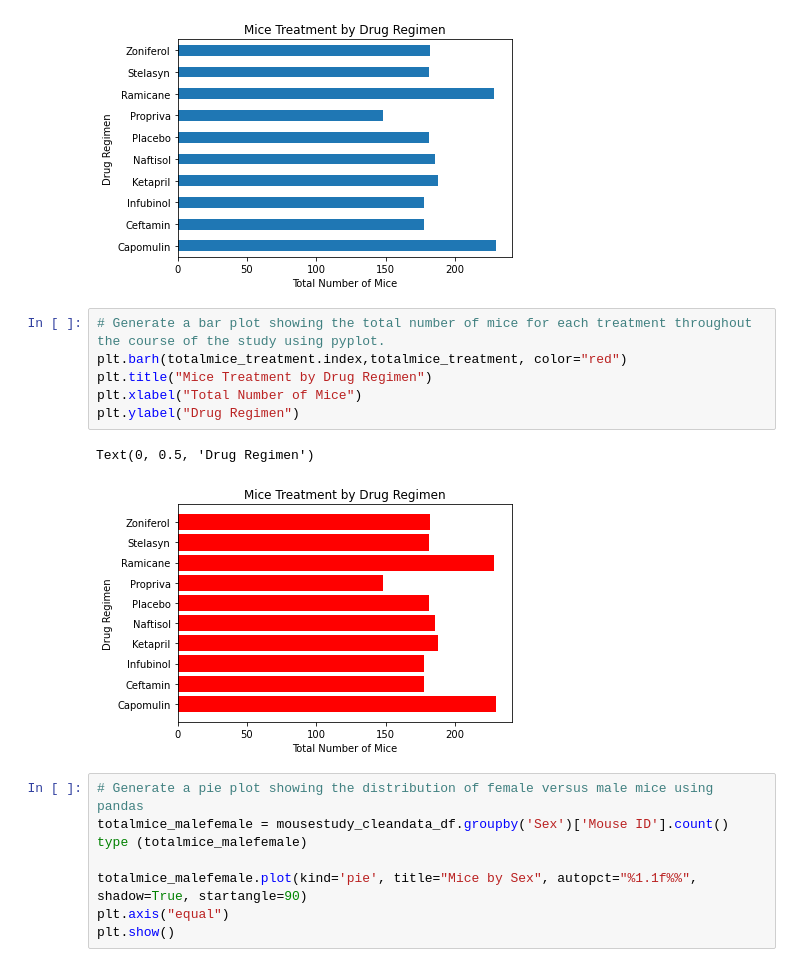
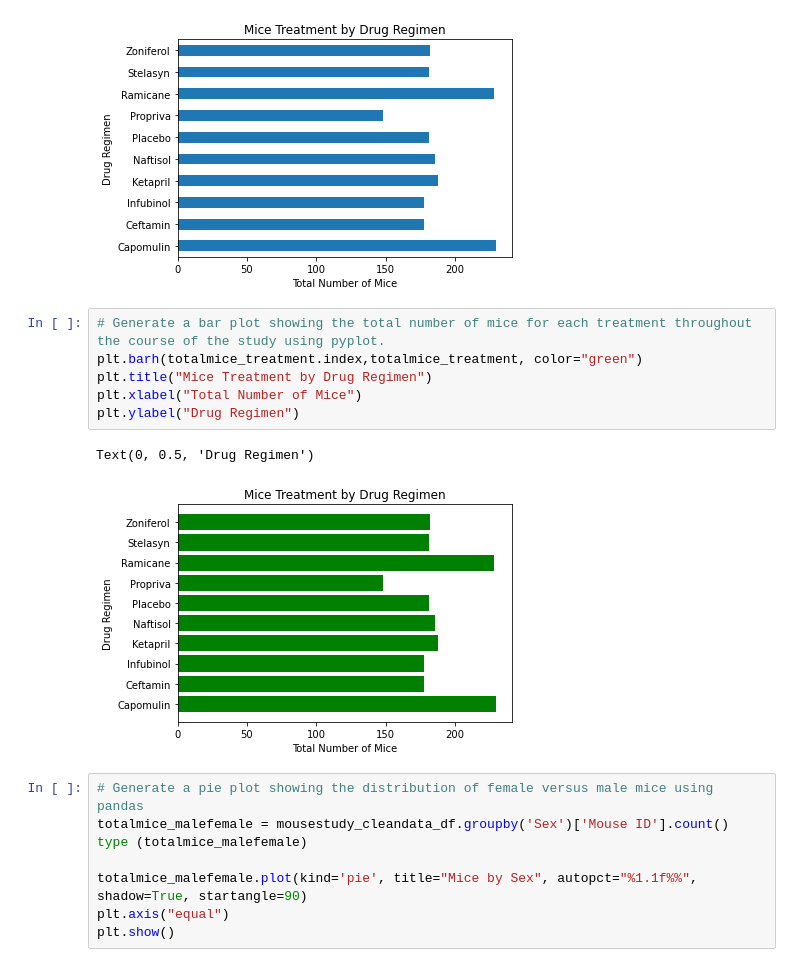
Before and after one commit to awinston8089/matplotlibchallenge, a Jupyter notebook: Instructions/Pymaceuticals/pymaceuticals_starter.ipynb, the cells around one changed output. Saved outputs shown, nothing was run; the diff lists cells and outputs as text.

```diff
--- a/Instructions/Pymaceuticals/pymaceuticals_starter.ipynb
+++ b/Instructions/Pymaceuticals/pymaceuticals_starter.ipynb
@@ -151,13 +151,13 @@ Text(0.5, 0, 'Total Number of Mice')
 [figure]
 # %%
 # Generate a bar plot showing the total number of mice for each treatment throughout the course of the study using pyplot.
-plt.barh(totalmice_treatment.index,totalmice_treatment, color="red")
+plt.barh(totalmice_treatment.index,totalmice_treatment, color="green")
 plt.title("Mice Treatment by Drug Regimen")
 plt.xlabel("Total Number of Mice")
 plt.ylabel("Drug Regimen")
 # %% [output]
 Text(0, 0.5, 'Drug Regimen')
-[figure, old version]
+[figure, new version]
 # %%
 # Generate a pie plot showing the distribution of female versus male mice using pandas
 totalmice_malefemale = mousestudy_cleandata_df.groupby('Sex')['Mouse ID'].count()
```
Also changed, not shown: parts of 3 cells of this notebook.
